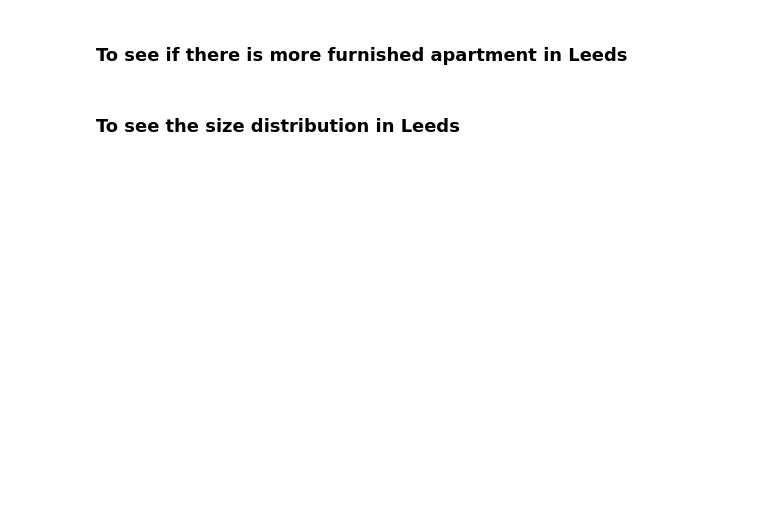
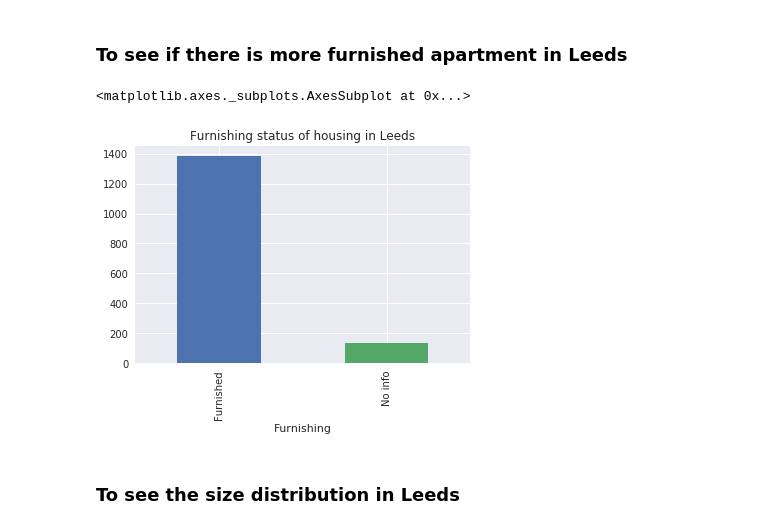
Before and after one commit to lijingxi96/Project, a Jupyter notebook: Group_project.ipynb, the cells around one changed output. Cells and saved outputs as stored; diff of their text form; code cells hidden in the pictures; blank space fills up the shorter version.

Commit message:
update leeds code to get data visualization

```diff
--- a/Group_project.ipynb
+++ b/Group_project.ipynb
@@ -990,10 +985,11 @@ for key in dict_leeds.keys():
     for minkey in dict_leeds[key].keys():
         if isinstance(dict_leeds[key][minkey], str):
             dict_leeds[key][minkey] = dict_leeds[key][minkey].strip()
+
 # Clean the price list
 for key in dict_leeds.keys():
     list1 = list()
-    for price in list(dict_liver[key]['Price']):
+    for price in list(dict_leeds[key]['Price']):
         list1.append(price.strip('\n'))
     dict_leeds[key]['Price'] = list1
 # %% [markdown]
@@ -1010,8 +1006,7 @@ for i in df_info_leeds.index:
         df_info_leeds.iloc[i]['Furnishing'] = 'No info'
 # Fix Gender_requirement problem
 for i in df_info_leeds.index:
-    if not df_info_leeds.iloc[i]['Gender_requirement'] in ['Males or females', 'Female preferred', 'No info',
-       'Male preferred']:
+    if not df_info_leeds.iloc[i]['Gender_requirement'] in ['Males or females', 'Female preferred', 'No info', 'Male preferred']:
         df_info_leeds.iloc[i]['Gender_requirement'] = 'No info'
 # %%
 # Create a new col in df_info_leeds to store average price for a single person
@@ -1039,9 +1054,9 @@ df_info_leeds['Average_price_per_month'] = np.array(list_avg_price)
 # Create a new col for zip code
 list_pos = list()
 for i in df_info_leeds.index:
-    for s in df_info.iloc[i]['Location']:
+    for s in df_info_leeds.iloc[i]['Location']:
         if s == '(':
-            position =df_info_leeds.iloc[i]['Location'].index(s)
+            position = df_info_leeds.iloc[i]['Location'].index(s)
             break
     list_pos.append(df_info_leeds.iloc[i]['Location'][position:].strip('(').strip(')'))
 df_info_leeds['Postal_code'] = np.array(list_pos)
@@ -1061,8 +1098,11 @@ gender_group_leeds.size().plot(kind='bar', title='Gender requirement for rent in
 # %% [markdown]
 <h3>To see if there is more furnished apartment in Leeds
 # %%
-furnish_group_leeds = df_info_liver.groupby('Furnishing')
+furnish_group_leeds = df_info_leeds.groupby('Furnishing')
 furnish_group_leeds.size().plot(kind='bar', title='Furnishing status of housing in Leeds')
+# %% [output]
+<matplotlib.axes._subplots.AxesSubplot at 0x...>
+[figure, added]
 # %% [markdown]
 <h3>To see the size distribution in Leeds
 # %%
```
Also changed, not shown: parts of 23 cells of this notebook.
